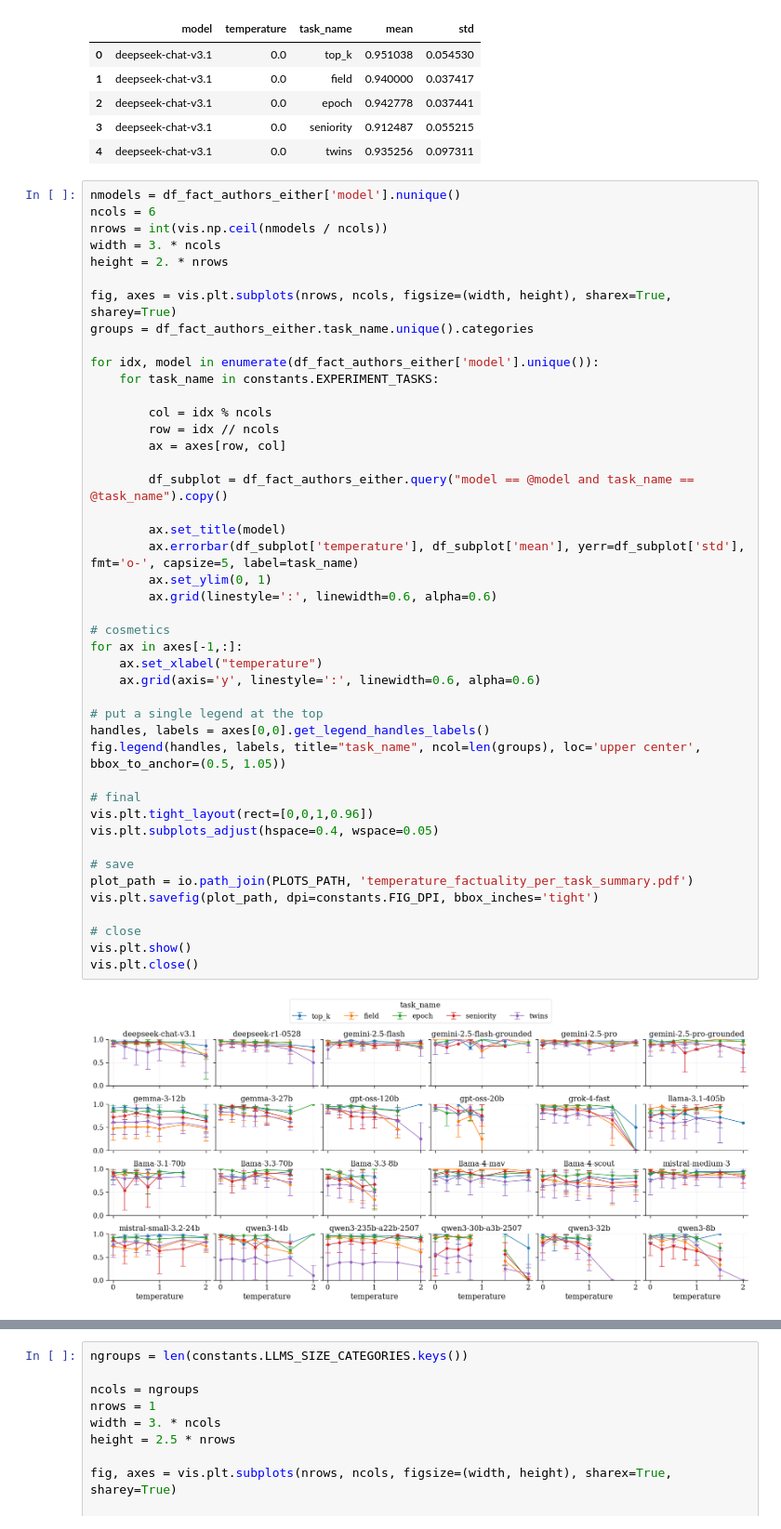
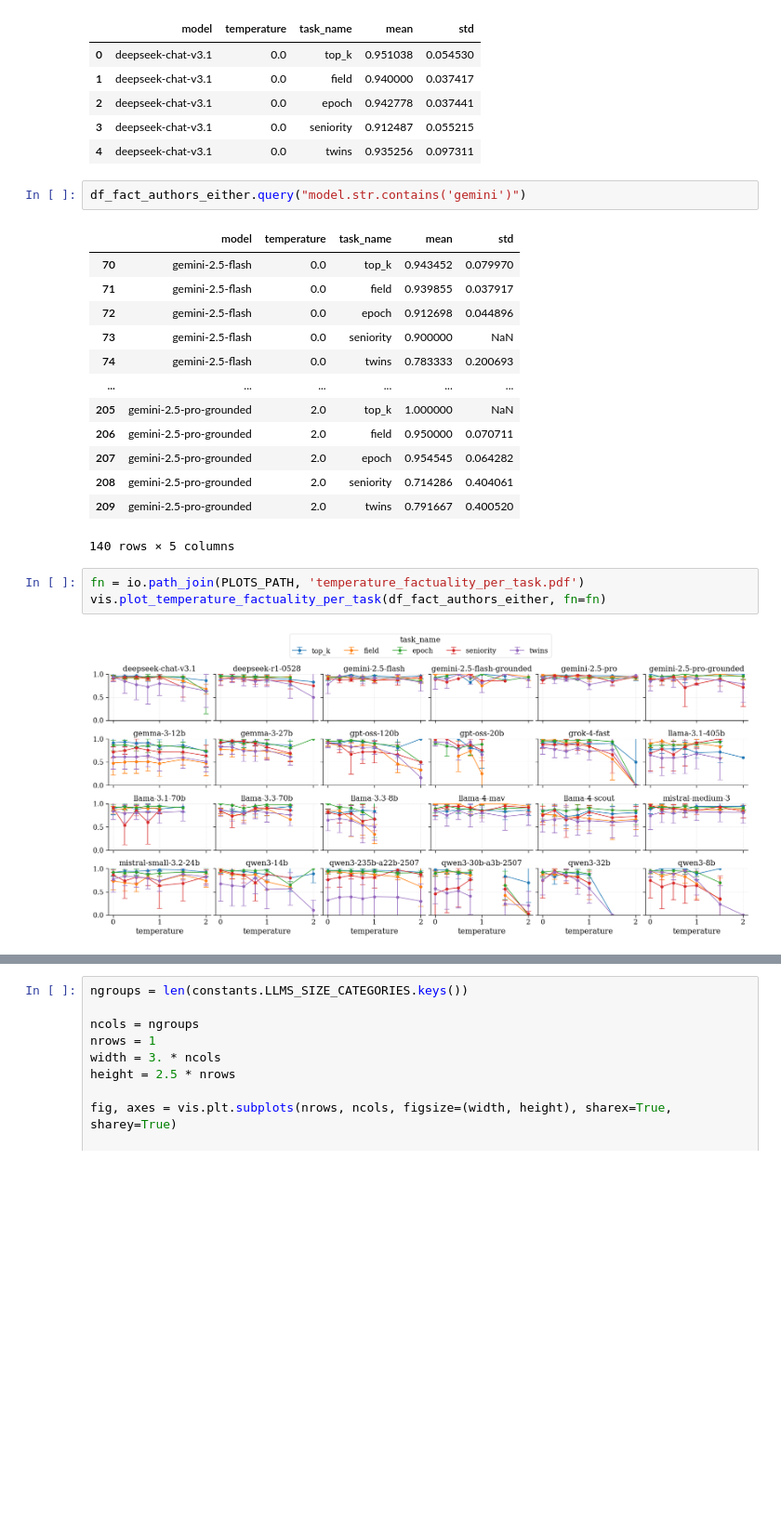
Before and after one commit to CSHVienna/LLMScholarBench, a Jupyter notebook: Auditor/notebooks/0_temperature.ipynb, the cells around one changed output, grey strips where cells are left out. Shown at 93% size. Drawn from its saved outputs; the diff is of its cells as text; blank space fills up the shorter version.

```diff
--- a/Auditor/notebooks/0_temperature.ipynb
+++ b/Auditor/notebooks/0_temperature.ipynb
@@ -257,50 +163,25 @@ df_fact_authors_either.head(5)
 | 2 | deepseek-chat-v3.1 | 0.0 | epoch | 0.942778 | 0.037441 |
 | 3 | deepseek-chat-v3.1 | 0.0 | seniority | 0.912487 | 0.055215 |
 | 4 | deepseek-chat-v3.1 | 0.0 | twins | 0.935256 | 0.097311 |
+# %%
+df_fact_authors_either.query("model.str.contains('gemini')")
+# %% [output]
+|  | model | temperature | task_name | mean | std |
+| 70 | gemini-2.5-flash | 0.0 | top_k | 0.943452 | 0.079970 |
+| 71 | gemini-2.5-flash | 0.0 | field | 0.939855 | 0.037917 |
+| 72 | gemini-2.5-flash | 0.0 | epoch | 0.912698 | 0.044896 |
+| 73 | gemini-2.5-flash | 0.0 | seniority | 0.900000 | NaN |
+| 74 | gemini-2.5-flash | 0.0 | twins | 0.783333 | 0.200693 |
+| ... | ... | ... | ... | ... | ... |
+| 205 | gemini-2.5-pro-grounded | 2.0 | top_k | 1.000000 | NaN |
+| 206 | gemini-2.5-pro-grounded | 2.0 | field | 0.950000 | 0.070711 |
+| 207 | gemini-2.5-pro-grounded | 2.0 | epoch | 0.954545 | 0.064282 |
+| 208 | gemini-2.5-pro-grounded | 2.0 | seniority | 0.714286 | 0.404061 |
+| 209 | gemini-2.5-pro-grounded | 2.0 | twins | 0.791667 | 0.400520 |
+140 rows × 5 columns
 # %%
-nmodels = df_fact_authors_either['model'].nunique()
-ncols = 6
-nrows = int(vis.np.ceil(nmodels / ncols))
-width = 3. * ncols
-height = 2. * nrows
-
-fig, axes = vis.plt.subplots(nrows, ncols, figsize=(width, height), sharex=True, sharey=True)
-groups = df_fact_authors_either.task_name.unique().categories
-
-for idx, model in enumerate(df_fact_authors_either['model'].unique()):
-    for task_name in constants.EXPERIMENT_TASKS:
-
-        col = idx % ncols
-        row = idx // ncols
-        ax = axes[row, col]
-
-        df_subplot = df_fact_authors_either.query("model == @model and task_name == @task_name").copy()
-
-        ax.set_title(model)
-        ax.errorbar(df_subplot['temperature'], df_subplot['mean'], yerr=df_subplot['std'], fmt='o-', capsize=5, label=task_name)
-        ax.set_ylim(0, 1)
-        ax.grid(linestyle=':', linewidth=0.6, alpha=0.6)
-
-# cosmetics
-for ax in axes[-1,:]:
-    ax.set_xlabel("temperature")
-    ax.grid(axis='y', linestyle=':', linewidth=0.6, alpha=0.6)
-
-# put a single legend at the top
-handles, labels = axes[0,0].get_legend_handles_labels()
-fig.legend(handles, labels, title="task_name", ncol=len(groups), loc='upper center', bbox_to_anchor=(0.5, 1.05))
-
-# final
-vis.plt.tight_layout(rect=[0,0,1,0.96])
-vis.plt.subplots_adjust(hspace=0.4, wspace=0.05)
-
-# save
-plot_path = io.path_join(PLOTS_PATH, 'temperature_factuality_per_task_summary.pdf')
-vis.plt.savefig(plot_path, dpi=constants.FIG_DPI, bbox_inches='tight')
-
-# close
-vis.plt.show()
-vis.plt.close()
+fn = io.path_join(PLOTS_PATH, 'temperature_factuality_per_task.pdf')
+vis.plot_temperature_factuality_per_task(df_fact_authors_either, fn=fn)
 # %% [output]
-[figure, old version]
+[figure, new version]
 # %%
```
Also changed, not shown: parts of 29 cells of this notebook, 5 other files.
